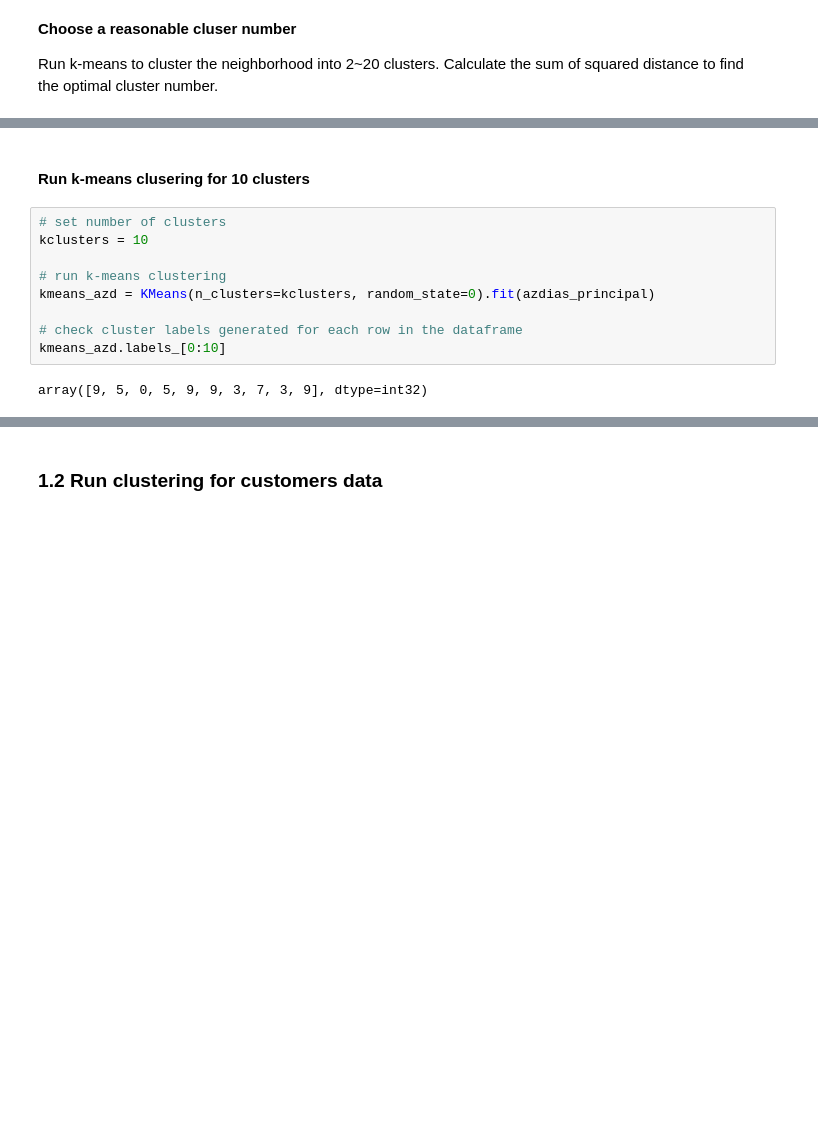
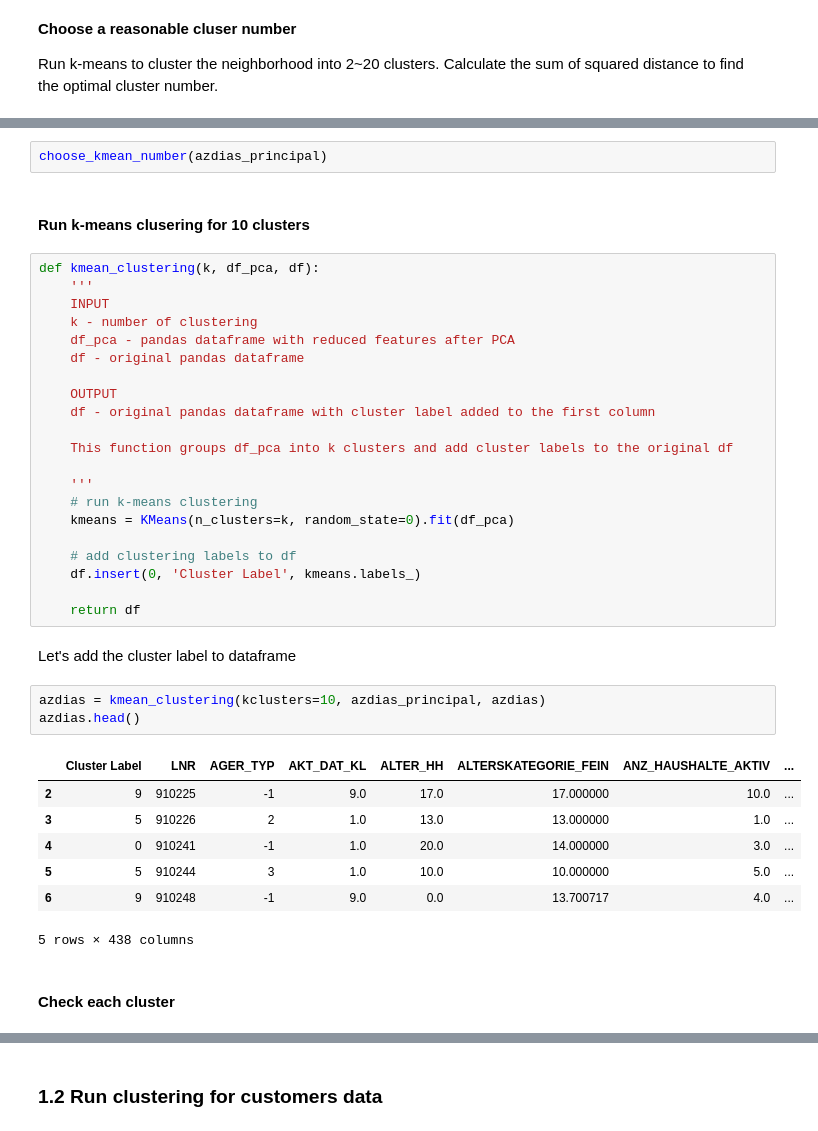
Before and after one commit to texcindy99/Arvato_Customer_Segmentation_Project, a Jupyter notebook: Arvato Project Workbook.ipynb, the cells around one changed output, grey strips where cells are left out. Drawn from its saved outputs; the diff is of its cells as text; blank space fills up the shorter version.

```diff
--- a/Arvato Project Workbook.ipynb
+++ b/Arvato Project Workbook.ipynb
@@ -347,13 +402,40 @@ plt.show()
+# %%
+choose_kmean_number(azdias_principal)
 # %% [markdown]
 #### Run k-means clusering for 10 clusters
-# %%
-# set number of clusters
-kclusters = 10
-
-# run k-means clustering
-kmeans_azd = KMeans(n_clusters=kclusters, random_state=0).fit(azdias_principal)
-
-# check cluster labels generated for each row in the dataframe
-kmeans_azd.labels_[0:10]
-# %% [output]
-array([9, 5, 0, 5, 9, 9, 3, 7, 3, 9], dtype=int32)
+# %%
+def kmean_clustering(k, df_pca, df):
+    '''
+    INPUT
+    k - number of clustering
+    df_pca - pandas dataframe with reduced features after PCA
+    df - original pandas dataframe
+
+    OUTPUT
+    df - original pandas dataframe with cluster label added to the first column
+
+    This function groups df_pca into k clusters and add cluster labels to the original df
+
+    '''
+    # run k-means clustering
+    kmeans = KMeans(n_clusters=k, random_state=0).fit(df_pca)
+
+    # add clustering labels to df
+    df.insert(0, 'Cluster Label', kmeans.labels_)
+
+    return df
+# %% [markdown]
+Let's add the cluster label to dataframe
+# %%
+azdias = kmean_clustering(kclusters=10, azdias_principal, azdias)
+azdias.head()
+# %% [output]
+|  | Cluster Label | LNR | AGER_TYP | AKT_DAT_KL | ALTER_HH | ALTERSKATEGORIE_FEIN | ANZ_HAUSHALTE_AKTIV | ... |
+| 2 | 9 | 910225 | -1 | 9.0 | 17.0 | 17.000000 | 10.0 | ... |
+| 3 | 5 | 910226 | 2 | 1.0 | 13.0 | 13.000000 | 1.0 | ... |
+| 4 | 0 | 910241 | -1 | 1.0 | 20.0 | 14.000000 | 3.0 | ... |
+| 5 | 5 | 910244 | 3 | 1.0 | 10.0 | 10.000000 | 5.0 | ... |
+| 6 | 9 | 910248 | -1 | 9.0 | 0.0 | 13.700717 | 4.0 | ... |
+5 rows × 438 columns
+# %% [markdown]
+#### Check each cluster
```
Also changed, not shown: parts of 44 cells of this notebook.
